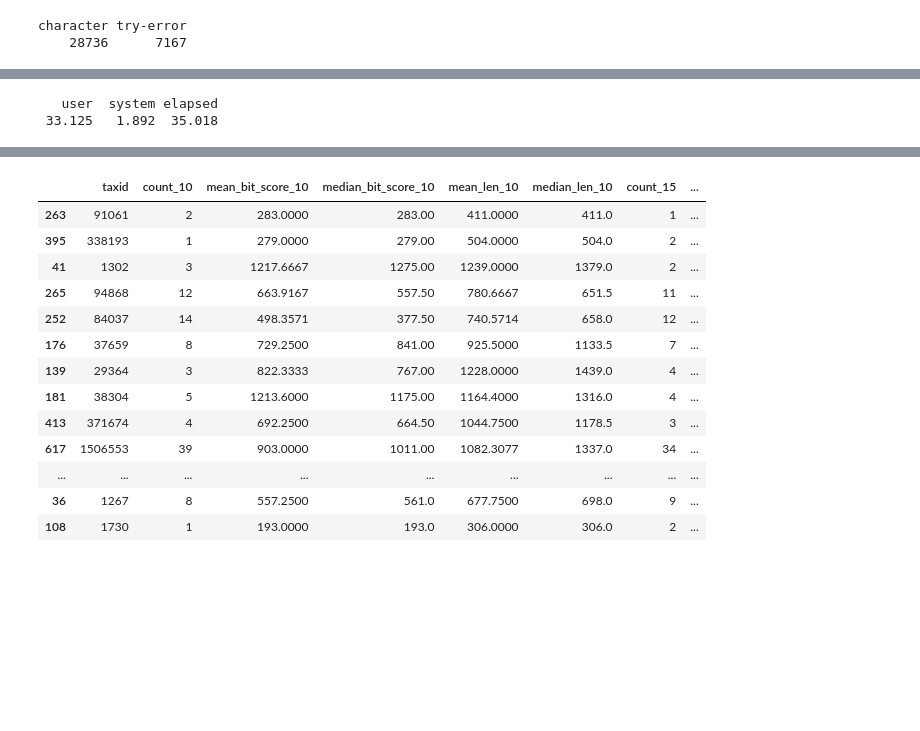
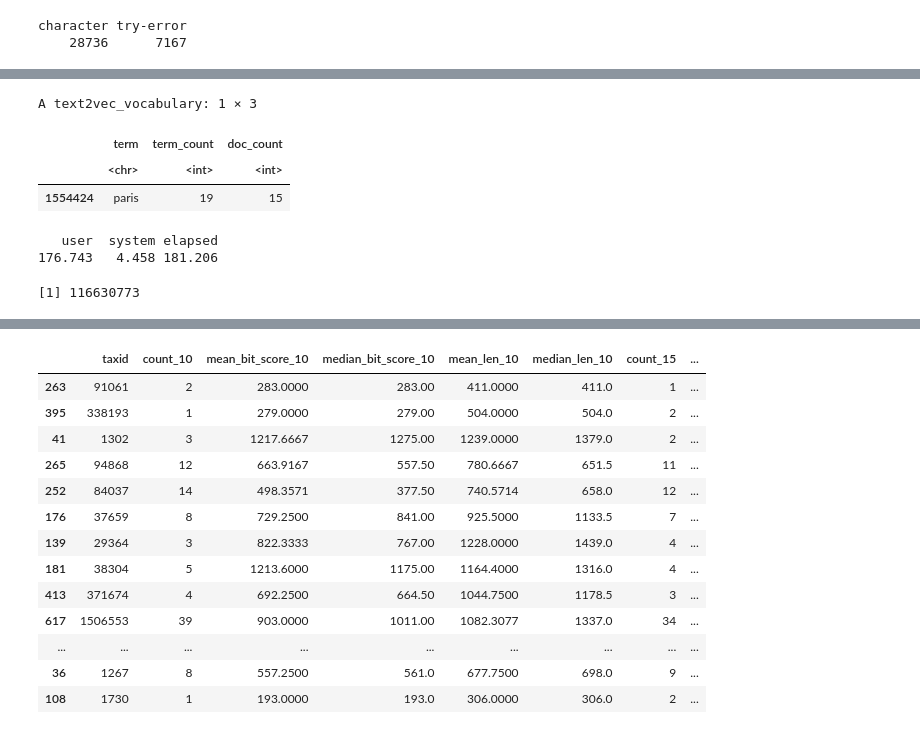
Before and after one commit to macieksk/hackyeah2019, a Jupyter notebook: jupyter_init_workspace/R_hackyeah2019_macieksk.ipynb, the cells around one changed output, grey strips where cells are left out. Cells and saved outputs as stored; diff of their text form; code cells hidden in the pictures; blank space fills up the shorter version.

```diff
--- a/jupyter_init_workspace/R_hackyeah2019_macieksk.ipynb
+++ b/jupyter_init_workspace/R_hackyeah2019_macieksk.ipynb
@@ -258,0 +366,7 @@ A text2vec_vocabulary: 6 × 3
+# %%
+vocab[vocab$term=="paris",]
+# %% [output]
+A text2vec_vocabulary: 1 × 3
+|  | term | term_count | doc_count |
+|  | <chr> | <int> | <int> |
+| 1554424 | paris | 19 | 15 |
@@ -259,9 +377,13 @@ A text2vec_vocabulary: 6 × 3
 # %%
-# Use our filtered vocabulary
-vocab<-vocab_all
-vectorizer <- vocab_vectorizer(vocab)
 # use window of 5 for context words
-system.time(tcm <- create_tcm(it, vectorizer, skip_grams_window = 5L))
+#cl <- makeCluster(88)
+#registerDoParallel(cl)
+system.time(tcm <- create_tcm(it, vectorizer,
+                              skip_grams_window = 50L, weights = sqrt(1/seq_len(skip_grams_window))))
 # %% [output]
    user  system elapsed
- 33.125   1.892  35.018
+176.743   4.458 181.206
+# %%
+sum(tcm)
+# %% [output]
+[1] 116630773
```
Also changed, not shown: parts of 56 cells of this notebook.
